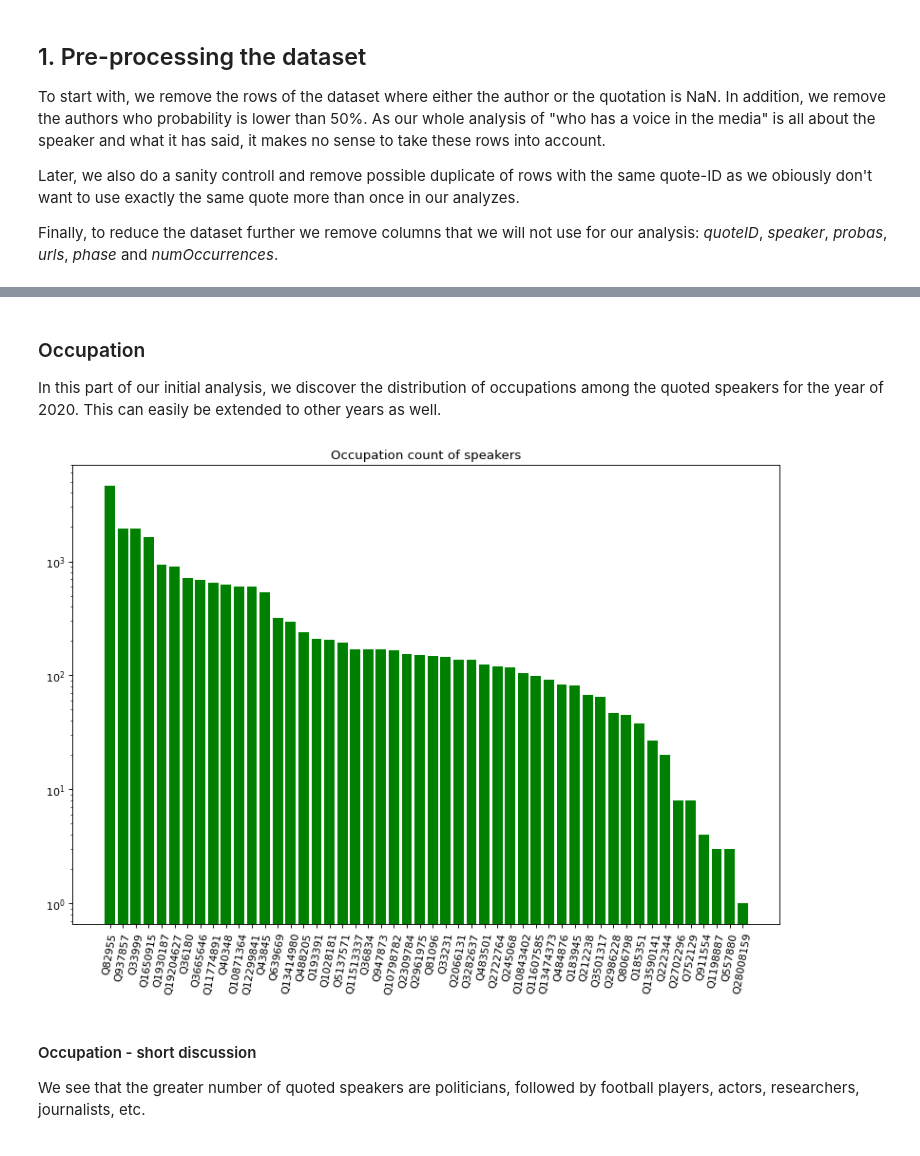
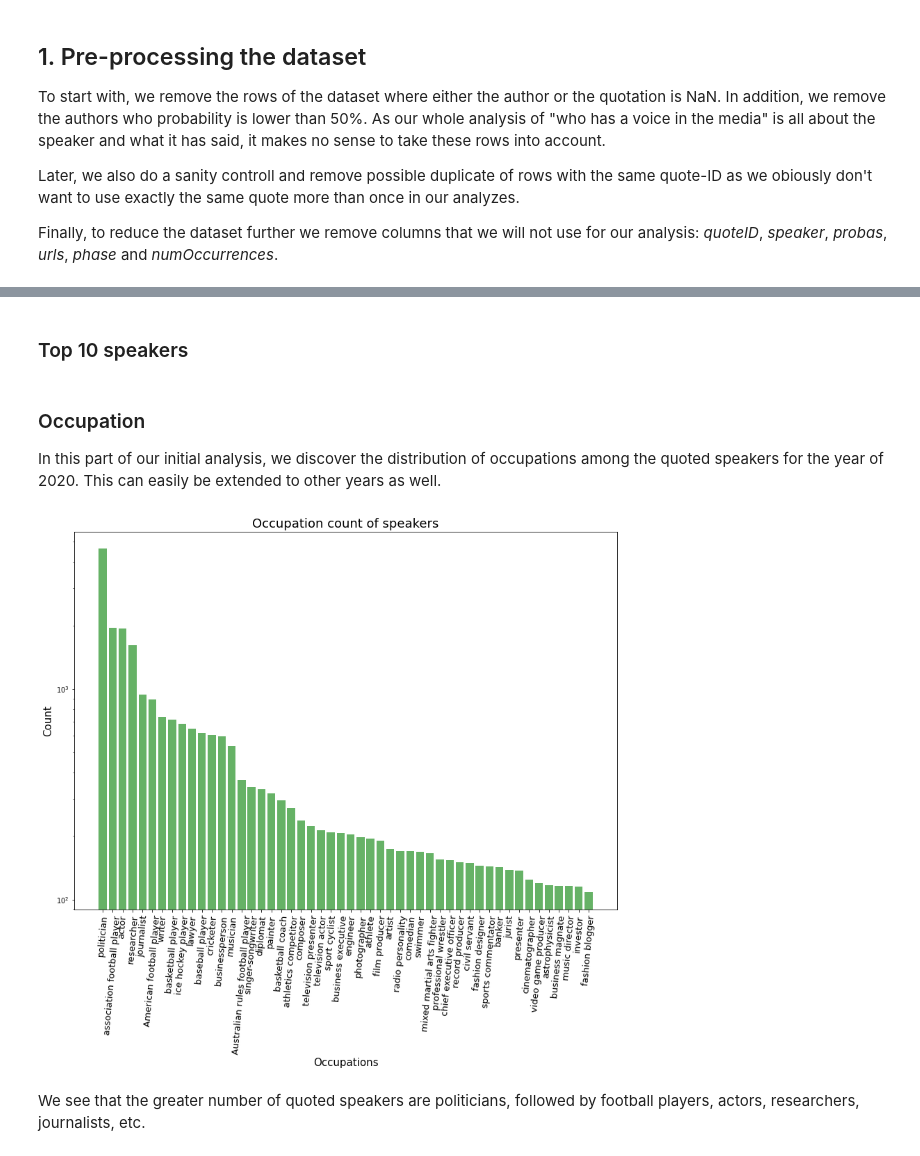
Before and after one commit to epfl-ada/ada-2021-project-quotebankers, a Jupyter notebook: initial_analysys.ipynb, the cells around one changed output, grey strips where cells are left out. Drawn from its saved outputs; the diff is of its cells as text; code cells hidden in the pictures.

```diff
--- a/initial_analysys.ipynb
+++ b/initial_analysys.ipynb
@@ -80,30 +85,35 @@ author_attributes.set_index('id', inplace=True)
+# %% [markdown]
+### Top 10 speakers
 # %% [markdown]
 ### Occupation
 In this part of our initial analysis, we discover the distribution of occupations among the quoted speakers for the year of 2020. This can easily be extended to other years as well.
-# %%
-# Get the unique qids from the quotations df, we don't want to count the same speaker more than once:
-unique_qids = df.qids.unique().tolist()
-
-# Out of unique_qids, keep the qids of unambiguous authors whose qid exists in the parquet file:
-wanted_qids = [eval(qid)[0] for qid in unique_qids if len(eval(qid)) == 1 and eval(qid)[0] in author_attributes.index]
-
-# Get the rows of the authors having the wanted qids
-authors = author_attributes.loc[wanted_qids]
-
-# Get the authors occupations and count them
-occupation_ids = [occ_id[0] for occ_id in authors.occupation.values if not occ_id is None]
-occupation_count = Counter(occupation_ids)
-occupation_count_sorted = dict(sorted(occupation_count.items(), key=lambda x: x[1], reverse=True))
-top_50_occupations = dict(itertools.islice(occupation_count.items(), 50))
-top_50_occupations_sorted = dict(sorted(top_50_occupations.items(), key=lambda x: x[1], reverse=True))
-
-# Plot
-_ = plt.figure(figsize=(12, 8), dpi=80)
-_ = plt.title('Occupation count of speakers')
-_ = plt.bar(top_50_occupations_sorted.keys(), top_50_occupations_sorted.values(), color='g', log=True)
-_ = plt.xticks(range(len(top_50_occupations_sorted.keys())), top_50_occupations_sorted.keys(), rotation=80)
-# %% [output]
-[figure, removed]
+# %%
+# Get the unique qids from the quotations df, we don't want to count the same speaker more than once:
+unique_qids = df.qids.unique().tolist()
+
+# Out of unique_qids, keep the qids of unambiguous authors whose qid exists in the parquet file:
+wanted_qids = [eval(qid)[0] for qid in unique_qids if len(eval(qid)) == 1 and eval(qid)[0] in author_attributes.index]
+
+# Get the rows of the authors having the wanted qids
+authors = author_attributes.loc[wanted_qids]
+
+# Get the authors occupations and count them
+occupation_ids = [occ_id[0] for occ_id in authors.occupation.values if not occ_id is None]
+occupation_count = Counter(occupation_ids)
+occupation_count_sorted = dict(sorted(occupation_count.items(), key=lambda x: x[1], reverse=True))
+top_50_occupations = dict(itertools.islice(occupation_count_sorted.items(), 50))
+
+# Query wikidata for occupation labels
+top_50_occupations_labels = [get_entity_dict_from_api(item)['labels']['en']['value'] for item in top_50_occupations.keys()]
+# %%
+# Plot
+_ = plt.figure(figsize=(14, 10))
+_ = plt.title('Occupation count of speakers', fontsize=18)
+_ = plt.xlabel('Occupations', fontsize=15)
+_ = plt.ylabel('Count', fontsize=15)
+_ = plt.bar(top_50_occupations.keys(), top_50_occupations.values(), color='g', log=True, alpha=0.6)
+_ = plt.xticks(range(len(top_50_occupations)), top_50_occupations_labels, rotation=85, fontsize=13)
+# %% [output]
+[figure, added]
 # %% [markdown]
-#### Occupation - short discussion
 We see that the greater number of quoted speakers are politicians, followed by football players, actors, researchers, journalists, etc.
```
Also changed, not shown: parts of 14 cells of this notebook.
